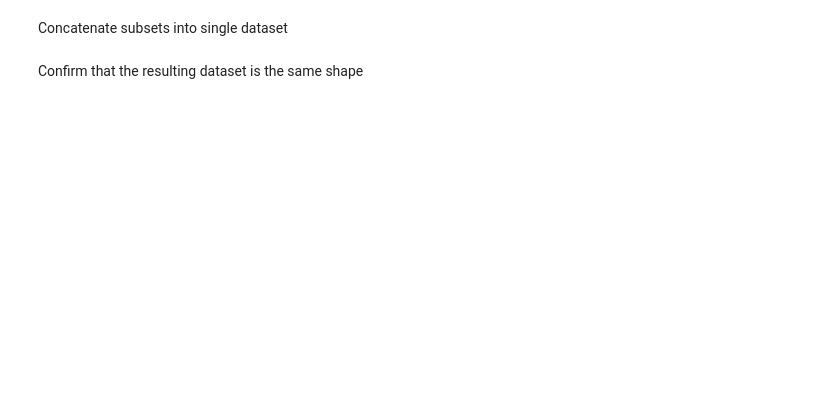
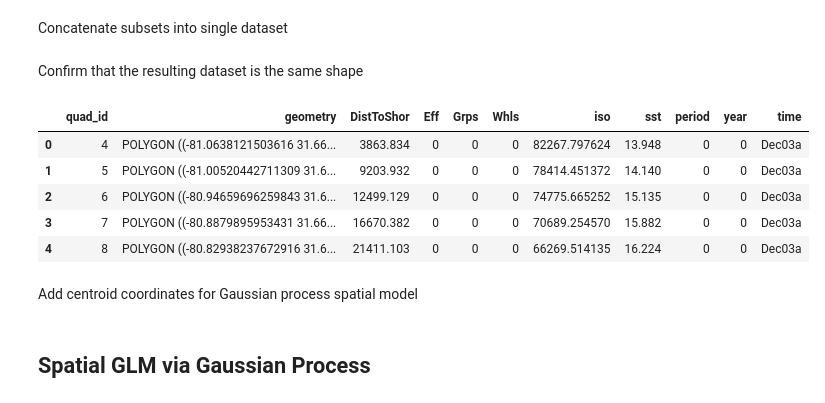
Before and after one commit to fonnesbeck/CharlestonLanesAnalysis, a Jupyter notebook: Charleston Shipping Lanes Analysis.ipynb, the cells around one changed output. Saved outputs shown, nothing was run; the diff lists cells and outputs as text; code cells hidden in the pictures; blank space fills up the shorter version.

```diff
--- a/Charleston Shipping Lanes Analysis.ipynb
+++ b/Charleston Shipping Lanes Analysis.ipynb
@@ -166,5 +211,0 @@ HabModelEnviro_points.geometry = HabModelEnviro_points.geometry.centroid
-# %%
-from geopandas.tools import sjoin
-
-replace_dict = {c:c[:-1]+c[-1].lower() for c in HabModelSurveyWGS84.columns if c.endswith('A') or c.endswith('B')}
-HabModel_merged = sjoin(HabModelSurveyWGS84.rename(columns=replace_dict), HabModelEnviro_points, how="left")
@@ -230,3 +280,14 @@ working_data_long = pd.concat(bimonthly_subsets, ignore_index=True)
 Confirm that the resulting dataset is the same shape
 # %%
 assert sum([b.shape[0] for b in bimonthly_subsets]) == working_data_long.shape[0]
+# %%
+working_data_long.head()
+# %% [output]
+|  | quad_id | geometry | DistToShor | Eff | Grps | Whls | iso | sst | period | year | time |
+| 0 | 4 | POLYGON ((-81.0638121503616 31.66... | 3863.834 | 0 | 0 | 0 | 82267.797624 | 13.948 | 0 | 0 | Dec03a |
+| 1 | 5 | POLYGON ((-81.00520442711309 31.6... | 9203.932 | 0 | 0 | 0 | 78414.451372 | 14.140 | 0 | 0 | Dec03a |
+| 2 | 6 | POLYGON ((-80.94659696259843 31.6... | 12499.129 | 0 | 0 | 0 | 74775.665252 | 15.135 | 0 | 0 | Dec03a |
+| 3 | 7 | POLYGON ((-80.8879895953431 31.66... | 16670.382 | 0 | 0 | 0 | 70689.254570 | 15.882 | 0 | 0 | Dec03a |
+| 4 | 8 | POLYGON ((-80.82938237672916 31.6... | 21411.103 | 0 | 0 | 0 | 66269.514135 | 16.224 | 0 | 0 | Dec03a |
+# %% [markdown]
+Add centroid coordinates for Gaussian process spatial model
@@ -232,0 +299,2 @@ assert sum([b.shape[0] for b in bimonthly_subsets]) == working_data_long.shape[0
+# %% [markdown]
+## Spatial GLM via Gaussian Process
```
Also changed, not shown: parts of 39 cells of this notebook, 30 other files.
